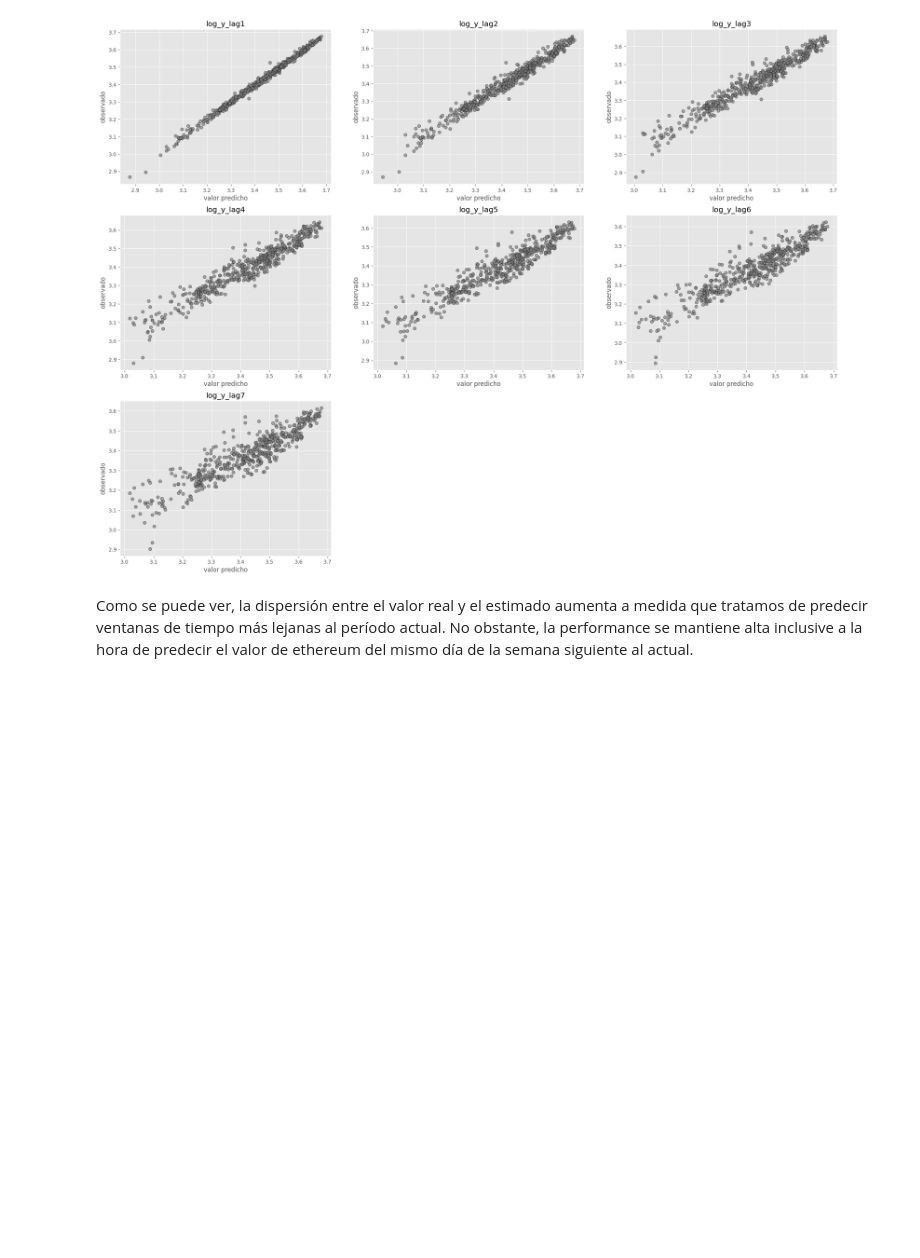
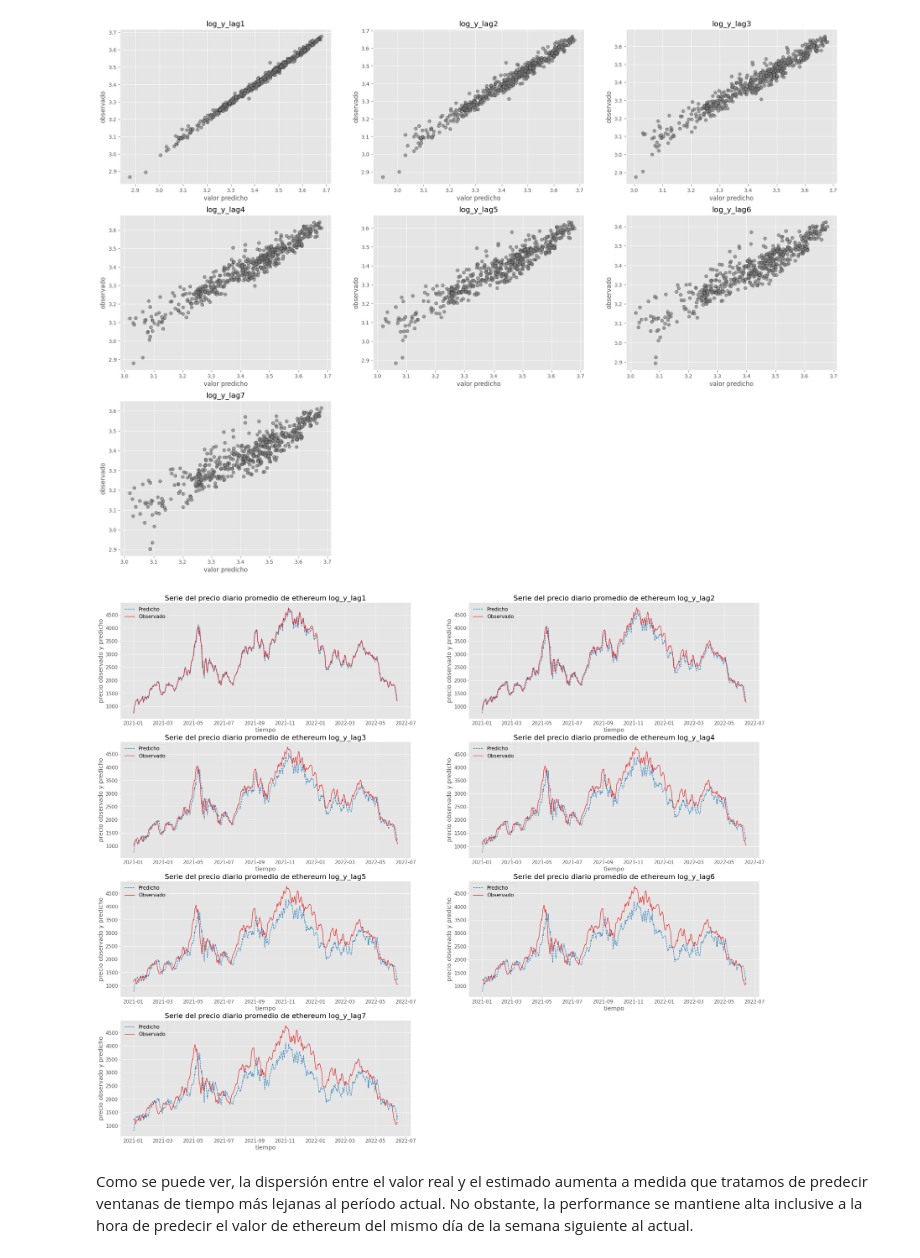
Before and after one commit to antobulla/proyectoDS, a Jupyter notebook: _sources/sections/5_prediccion.ipynb, the cells around one changed output. Saved outputs shown, nothing was run; the diff lists cells and outputs as text; code cells hidden in the pictures; blank space fills up the shorter version.

```diff
--- a/_sources/sections/5_prediccion.ipynb
+++ b/_sources/sections/5_prediccion.ipynb
@@ -182,6 +182,26 @@ for i in range(0,7):
     plt.ylabel("observado")
 # %% [output]
 [figure]
+# %%
+## graficamos el predicho versus el observado en cotizaciones
+mpl.style.use('ggplot') # set estilo
+mpl.rcParams.update({'font.size': 15}) # set tamaño de ticks
+
+fig=plt.figure(figsize=(35,30))
+for i in range(0,7):
+    pred_exp = 10**(predictions_test_dict[f'pred_y_lag{i+1}'])
+    observ_exp = 10**(y_test.loc[:,f'log_y_lag{i+1}'])
+    pred_exp.index = pd.to_datetime(pred_exp.index)
+    observ_exp.index = pd.to_datetime(observ_exp.index)
+    ax=fig.add_subplot(4,2, i+1)
+    ax.plot(pred_exp, color='#1f78b4', label = 'Predicho', linestyle="--")
+    ax.plot(observ_exp , color='#e31a1c', label = 'Observado')
+    plt.ylabel("precio observado y predicho")
+    plt.xlabel("tiempo")
+    plt.title(f'Serie del precio diario promedio de ethereum log_y_lag{i+1}')
+    plt.legend(loc="upper left");
+# %% [output]
+[figure, added]
 # %% [markdown]
 Como se puede ver, la dispersión entre el valor real y el estimado aumenta a medida que tratamos de predecir ventanas de tiempo más lejanas al período actual. No obstante, la performance se mantiene alta inclusive a la hora de predecir el valor de ethereum del mismo día de la semana siguiente al actual.
 # %% [markdown]
```
Also changed, not shown: parts of 18 cells of this notebook, 46 other files.
